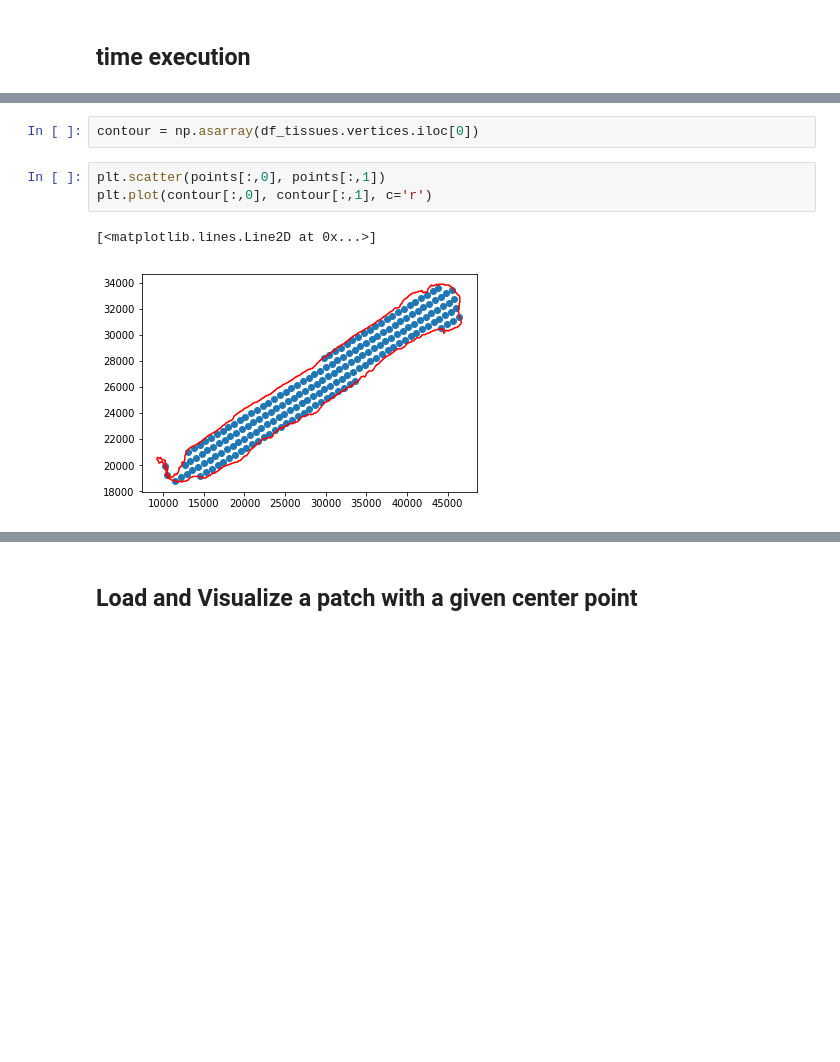
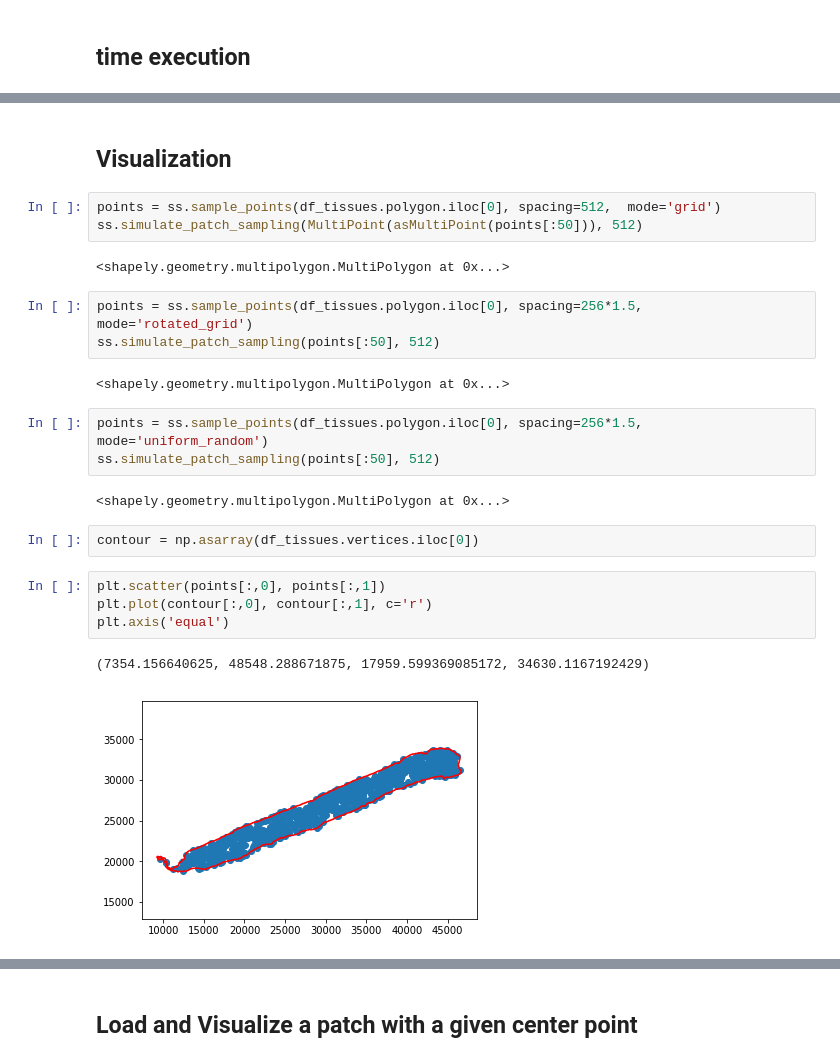
Before and after one commit to DSLituiev/slideslicer, a Jupyter notebook: notebooks/demo-read-slide.ipynb, the cells around one changed output, grey strips where cells are left out. Saved outputs shown, nothing was run; the diff lists cells and outputs as text; blank space fills up the shorter version.

```diff
--- a/notebooks/demo-read-slide.ipynb
+++ b/notebooks/demo-read-slide.ipynb
@@ -154,11 +154,29 @@ points = slu.sample_points(df_tissues.vertices.iloc[0], spacing=512, mode='unifo
+# %% [markdown]
+## Visualization
+# %%
+points = ss.sample_points(df_tissues.polygon.iloc[0], spacing=512,  mode='grid')
+ss.simulate_patch_sampling(MultiPoint(asMultiPoint(points[:50])), 512)
+# %% [output]
+<shapely.geometry.multipolygon.MultiPolygon at 0x...>
+# %%
+points = ss.sample_points(df_tissues.polygon.iloc[0], spacing=256*1.5,  mode='rotated_grid')
+ss.simulate_patch_sampling(points[:50], 512)
+# %% [output]
+<shapely.geometry.multipolygon.MultiPolygon at 0x...>
+# %%
+points = ss.sample_points(df_tissues.polygon.iloc[0], spacing=256*1.5,  mode='uniform_random')
+ss.simulate_patch_sampling(points[:50], 512)
+# %% [output]
+<shapely.geometry.multipolygon.MultiPolygon at 0x...>
 # %%
 contour = np.asarray(df_tissues.vertices.iloc[0])
 # %%
 plt.scatter(points[:,0], points[:,1])
 plt.plot(contour[:,0], contour[:,1], c='r')
+plt.axis('equal')
 # %% [output]
-[<matplotlib.lines.Line2D at 0x...>]
+(7354.156640625, 48548.288671875, 17959.599369085172, 34630.1167192429)
-[figure, old version]
+[figure, new version]
 # %%
 # Visualization using `descartes` and `matplotlib` packages
 
```
Also changed, not shown: parts of 15 cells of this notebook, 4 other files.
